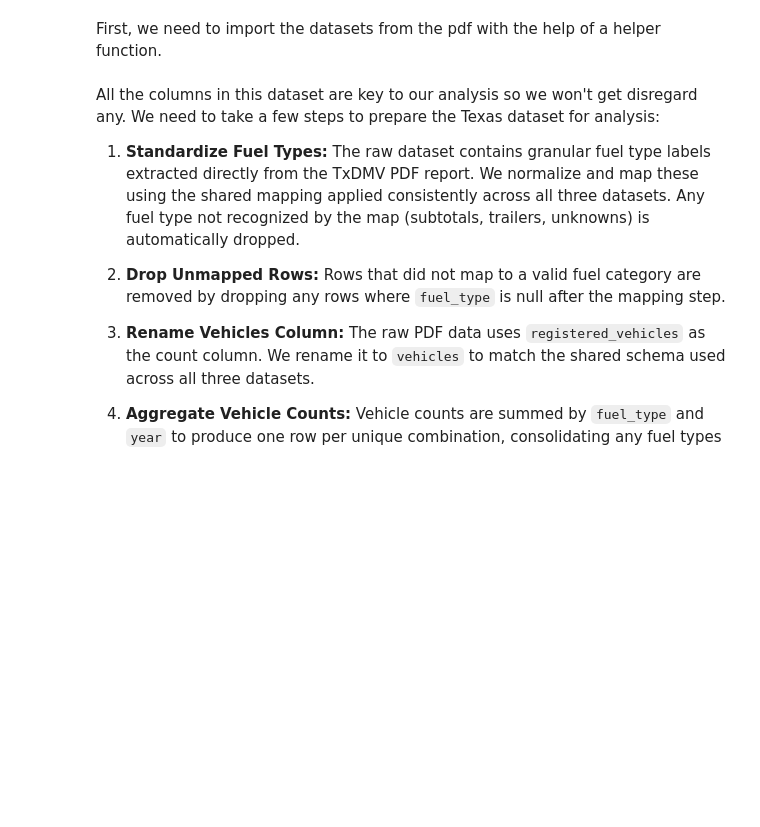
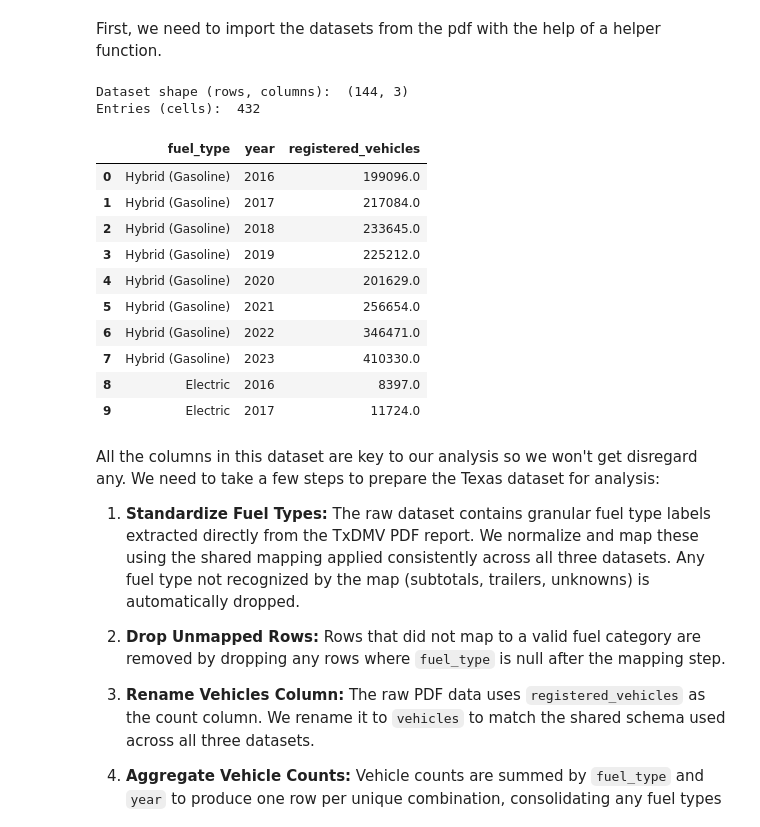
Before and after one commit to COGS108/Group026_WI26, a Jupyter notebook: 02-EDACheckpoint.ipynb, the cells around one changed output. Cells and saved outputs as stored; diff of their text form; code cells hidden in the pictures; blank space fills up the shorter version.

```diff
--- a/02-EDACheckpoint.ipynb
+++ b/02-EDACheckpoint.ipynb
@@ -310,12 +360,25 @@ trends in fuel type adoption.
 First, we need to import the datasets from the pdf with the help of a helper function.
 # %%
 texas_vehicle_df = load_data.load_txdmv_pdf(raw + 'texas_vehicle_registrations.pdf')
-texas_vehicle_df
 
 # Check the properties of the dataframe
 print("Dataset shape (rows, columns): ", texas_vehicle_df.shape)
 print("Entries (cells): ", texas_vehicle_df.size)
 texas_vehicle_df.head(10)
+# %% [output]
+Dataset shape (rows, columns):  (144, 3)
+Entries (cells):  432
+|  | fuel_type | year | registered_vehicles |
+| 0 | Hybrid (Gasoline) | 2016 | 199096.0 |
+| 1 | Hybrid (Gasoline) | 2017 | 217084.0 |
+| 2 | Hybrid (Gasoline) | 2018 | 233645.0 |
+| 3 | Hybrid (Gasoline) | 2019 | 225212.0 |
+| 4 | Hybrid (Gasoline) | 2020 | 201629.0 |
+| 5 | Hybrid (Gasoline) | 2021 | 256654.0 |
+| 6 | Hybrid (Gasoline) | 2022 | 346471.0 |
+| 7 | Hybrid (Gasoline) | 2023 | 410330.0 |
+| 8 | Electric | 2016 | 8397.0 |
+| 9 | Electric | 2017 | 11724.0 |
 # %% [markdown]
 All the columns in this dataset are key to our analysis so we won't get disregard any.
 We need to take a few steps to prepare the Texas dataset for analysis:
```
Also changed, not shown: parts of 19 cells of this notebook, 1 other file.
